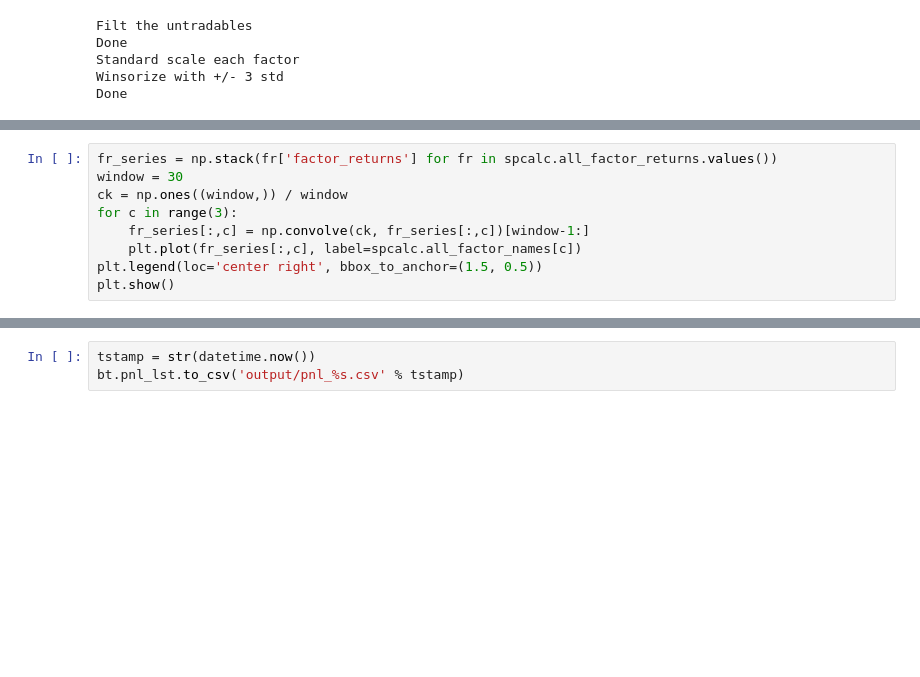
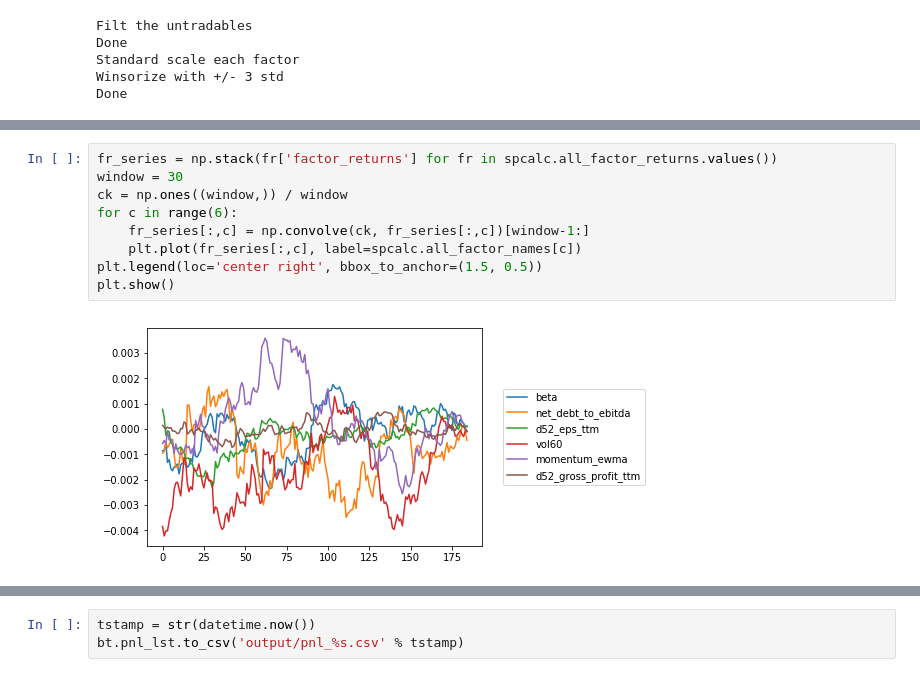
Before and after one commit to BaruchMFE2016/BaruchMFEInvestment, a Jupyter notebook: bt_new.ipynb, the cells around one changed output, grey strips where cells are left out. Saved outputs shown, nothing was run; the diff lists cells and outputs as text; blank space fills up the shorter version.

```diff
--- a/bt_new.ipynb
+++ b/bt_new.ipynb
@@ -85,11 +103,13 @@ ptfl_lst, pnl_lst = bt.calc_pnl(silent=True, has_short=True)
 # %%
 fr_series = np.stack(fr['factor_returns'] for fr in spcalc.all_factor_returns.values())
 window = 30
 ck = np.ones((window,)) / window
-for c in range(3):
+for c in range(6):
     fr_series[:,c] = np.convolve(ck, fr_series[:,c])[window-1:]
     plt.plot(fr_series[:,c], label=spcalc.all_factor_names[c])
 plt.legend(loc='center right', bbox_to_anchor=(1.5, 0.5))
 plt.show()
+# %% [output]
+[figure, added]
 # %%
 bt.calc_pa(silent=False)
```
Also changed, not shown: parts of 5 cells of this notebook, 5 other files.
